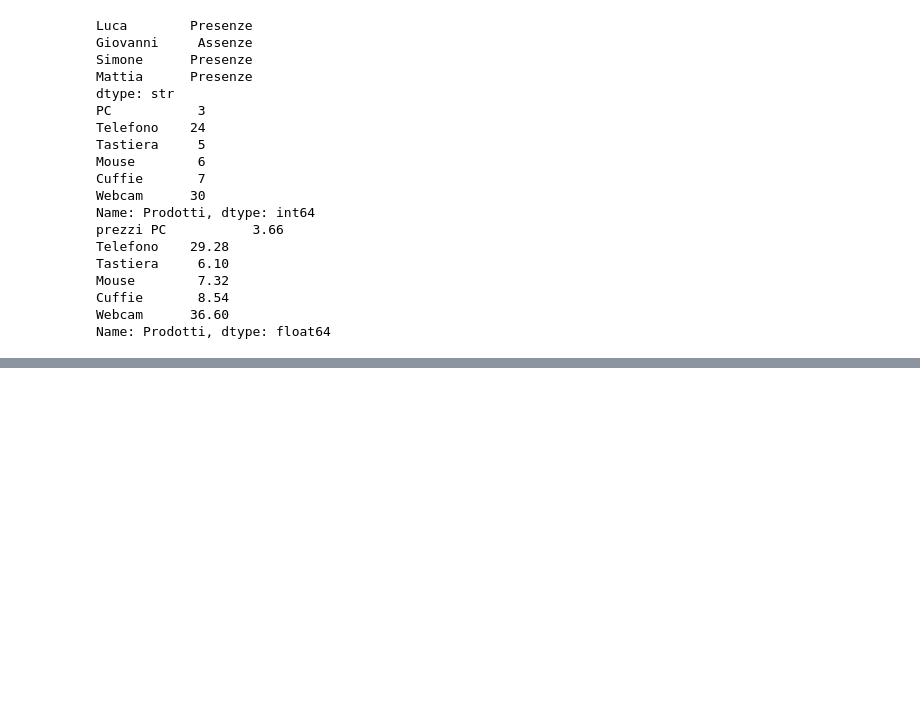
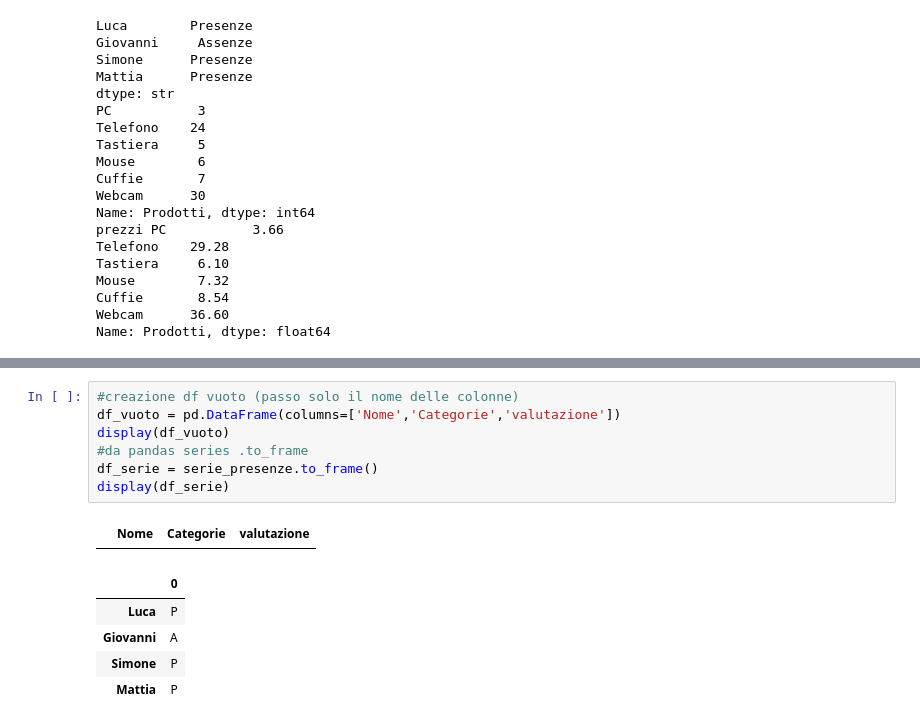
Before and after one commit to MasCorra/ai-specialist-python-lessons, a Jupyter notebook: 11_pandas_series_df/notebook.ipynb, the cells around one changed output, grey strips where cells are left out. Cells and saved outputs as stored; diff of their text form; blank space fills up the shorter version.

Commit message:
panda series

```diff
--- a/11_pandas_series_df/notebook.ipynb
+++ b/11_pandas_series_df/notebook.ipynb
@@ -430,0 +478,14 @@ Name: Prodotti, dtype: float64
+# %%
+#creazione df vuoto (passo solo il nome delle colonne)
+df_vuoto = pd.DataFrame(columns=['Nome','Categorie','valutazione'])
+display(df_vuoto)
+#da pandas series .to_frame
+df_serie = serie_presenze.to_frame()
+display(df_serie)
+# %% [output]
+|  | Nome | Categorie | valutazione |
+|  | 0 |
+| Luca | P |
+| Giovanni | A |
+| Simone | P |
+| Mattia | P |
```
Also changed, not shown: parts of 13 cells of this notebook, 1 other file.
